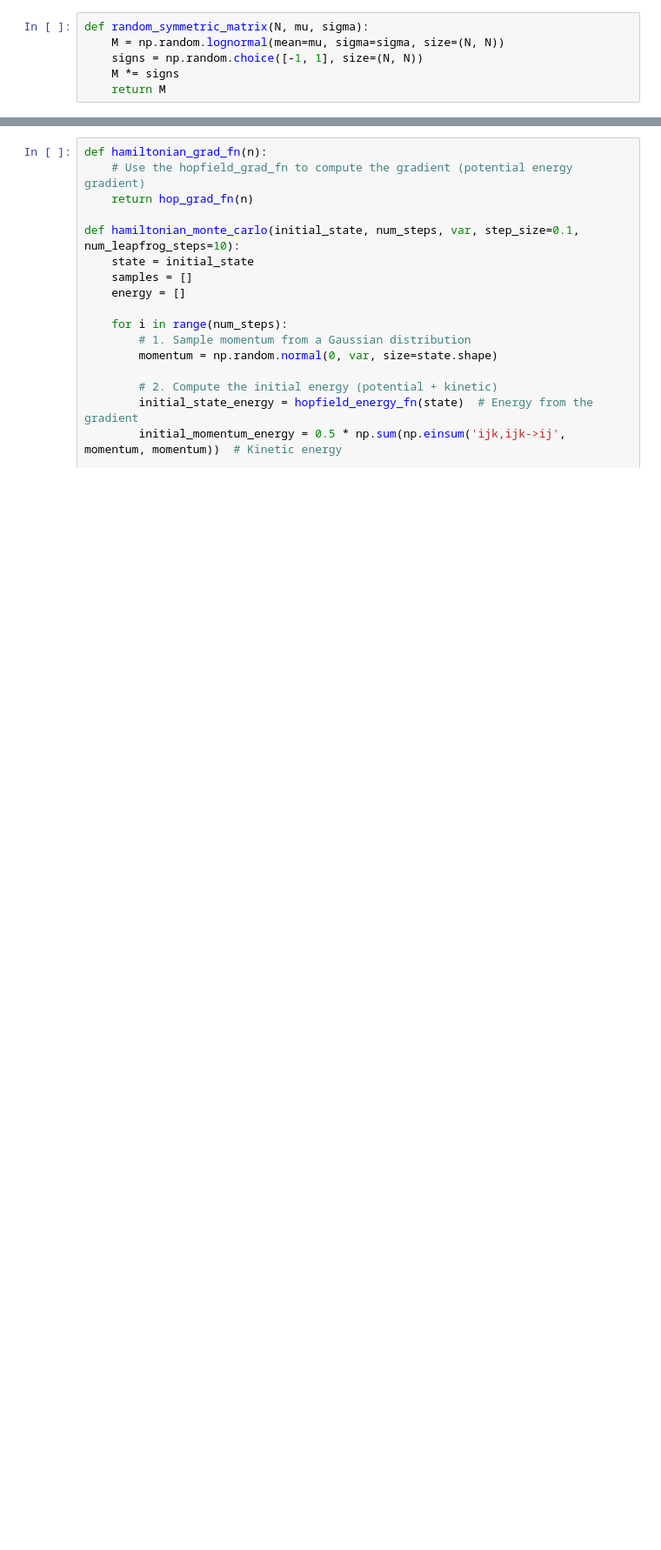
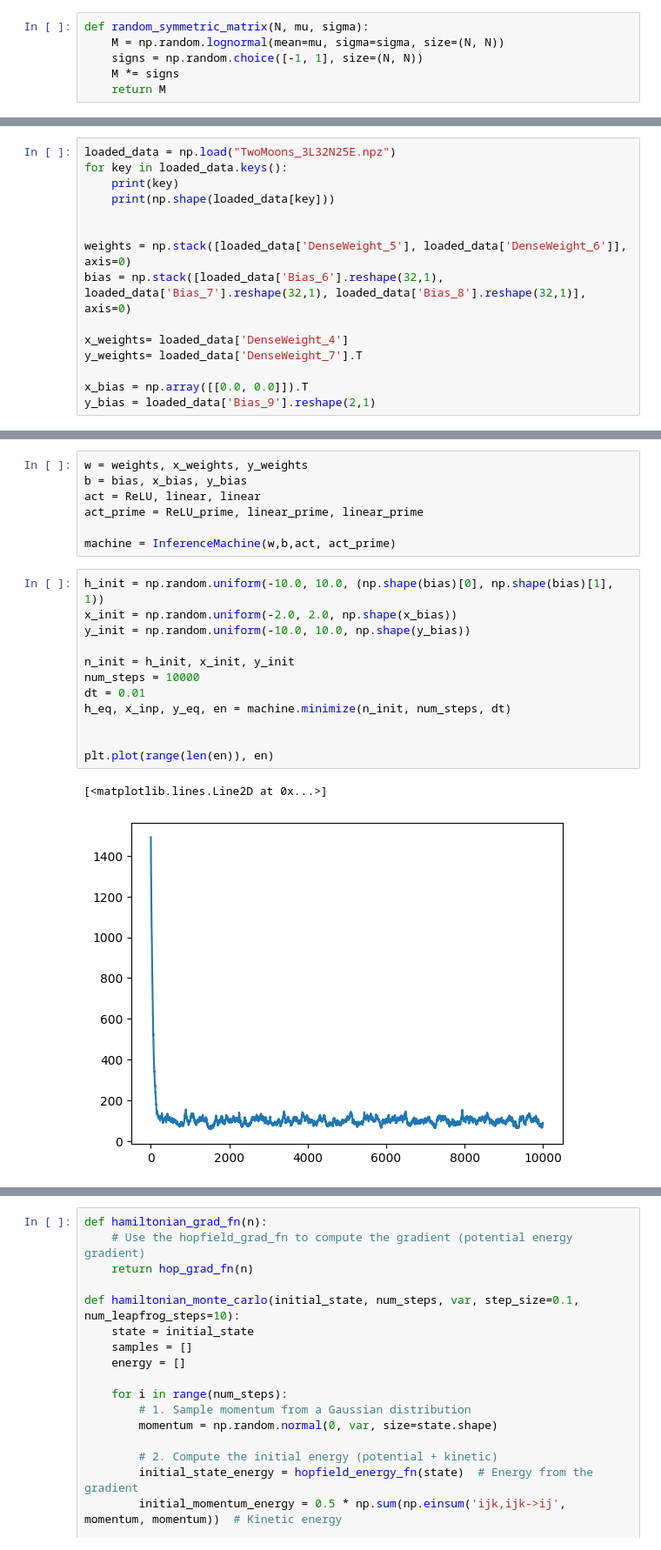
Before and after one commit to hhaller0826/energy-based-learning, a Jupyter notebook: energy_test.ipynb, the cells around one changed output, grey strips where cells are left out. Shown: that part at 87% size. Drawn from its saved outputs; the diff is of its cells as text; blank space fills up the shorter version.

```diff
--- a/energy_test.ipynb
+++ b/energy_test.ipynb
@@ -246,0 +178,15 @@ def hopfield_grad(w, n, b, activation, activation_derivative):
+# %%
+loaded_data = np.load("TwoMoons_3L32N25E.npz")
+for key in loaded_data.keys():
+    print(key)
+    print(np.shape(loaded_data[key]))
+
+
+weights = np.stack([loaded_data['DenseWeight_5'], loaded_data['DenseWeight_6']], axis=0)
+bias = np.stack([loaded_data['Bias_6'].reshape(32,1), loaded_data['Bias_7'].reshape(32,1), loaded_data['Bias_8'].reshape(32,1)], axis=0)
+
+x_weights= loaded_data['DenseWeight_4']
+y_weights= loaded_data['DenseWeight_7'].T
+
+x_bias = np.array([[0.0, 0.0]]).T
+y_bias = loaded_data['Bias_9'].reshape(2,1)
@@ -246,0 +210,22 @@ def hopfield_grad(w, n, b, activation, activation_derivative):
+# %%
+w = weights, x_weights, y_weights
+b = bias, x_bias, y_bias
+act = ReLU, linear, linear
+act_prime = ReLU_prime, linear_prime, linear_prime
+
+machine = InferenceMachine(w,b,act, act_prime)
+# %%
+h_init = np.random.uniform(-10.0, 10.0, (np.shape(bias)[0], np.shape(bias)[1], 1))
+x_init = np.random.uniform(-2.0, 2.0, np.shape(x_bias))
+y_init = np.random.uniform(-10.0, 10.0, np.shape(y_bias))
+
+n_init = h_init, x_init, y_init
+num_steps = 10000
+dt = 0.01
+h_eq, x_inp, y_eq, en = machine.minimize(n_init, num_steps, dt)
+
+
+plt.plot(range(len(en)), en)
+# %% [output]
+[<matplotlib.lines.Line2D at 0x...>]
+[figure, added]
```
Also changed, not shown: parts of 20 cells of this notebook, 2 other files.
